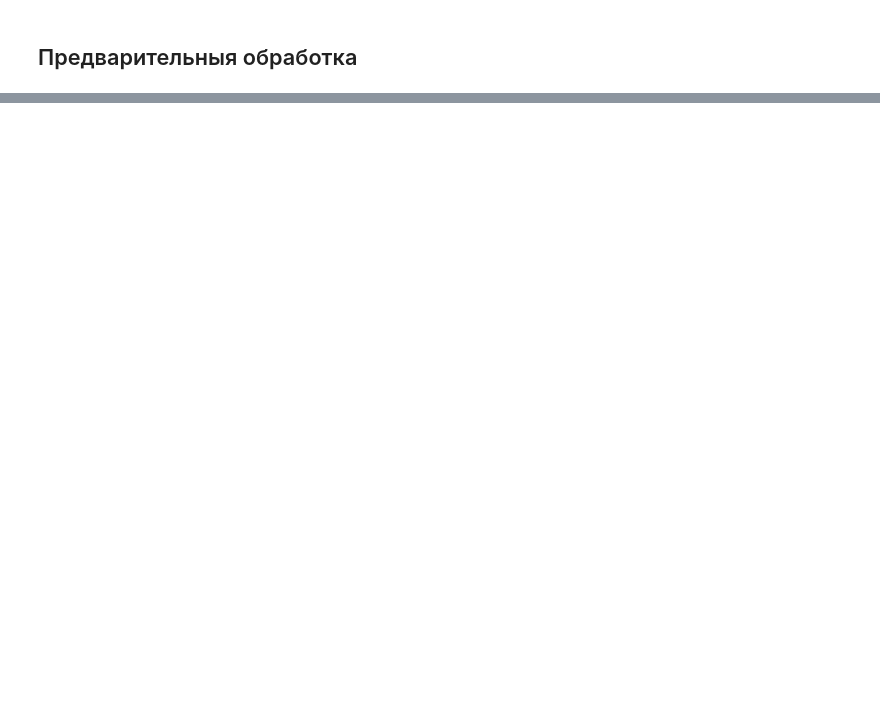
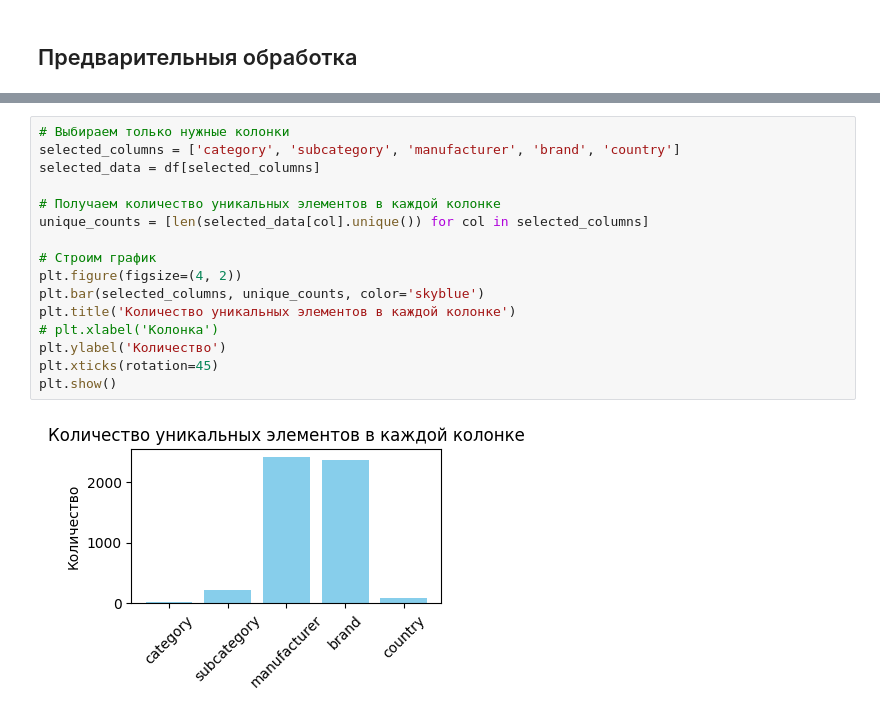
Before and after one commit to 1lazarev/AndanPerek, a Jupyter notebook: Project.ipynb, the cells around one changed output, grey strips where cells are left out. Saved outputs shown, nothing was run; the diff lists cells and outputs as text; blank space fills up the shorter version.

```diff
--- a/Project.ipynb
+++ b/Project.ipynb
@@ -170,0 +518,18 @@ merged_df
+# %%
+# Выбираем только нужные колонки
+selected_columns = ['category', 'subcategory', 'manufacturer', 'brand', 'country']
+selected_data = df[selected_columns]
+
+# Получаем количество уникальных элементов в каждой колонке
+unique_counts = [len(selected_data[col].unique()) for col in selected_columns]
+
+# Строим график
+plt.figure(figsize=(4, 2))
+plt.bar(selected_columns, unique_counts, color='skyblue')
+plt.title('Количество уникальных элементов в каждой колонке')
+# plt.xlabel('Колонка')
+plt.ylabel('Количество')
+plt.xticks(rotation=45)
+plt.show()
+# %% [output]
+[figure, added]
```
Also changed, not shown: parts of 114 cells of this notebook, 2 other files.
